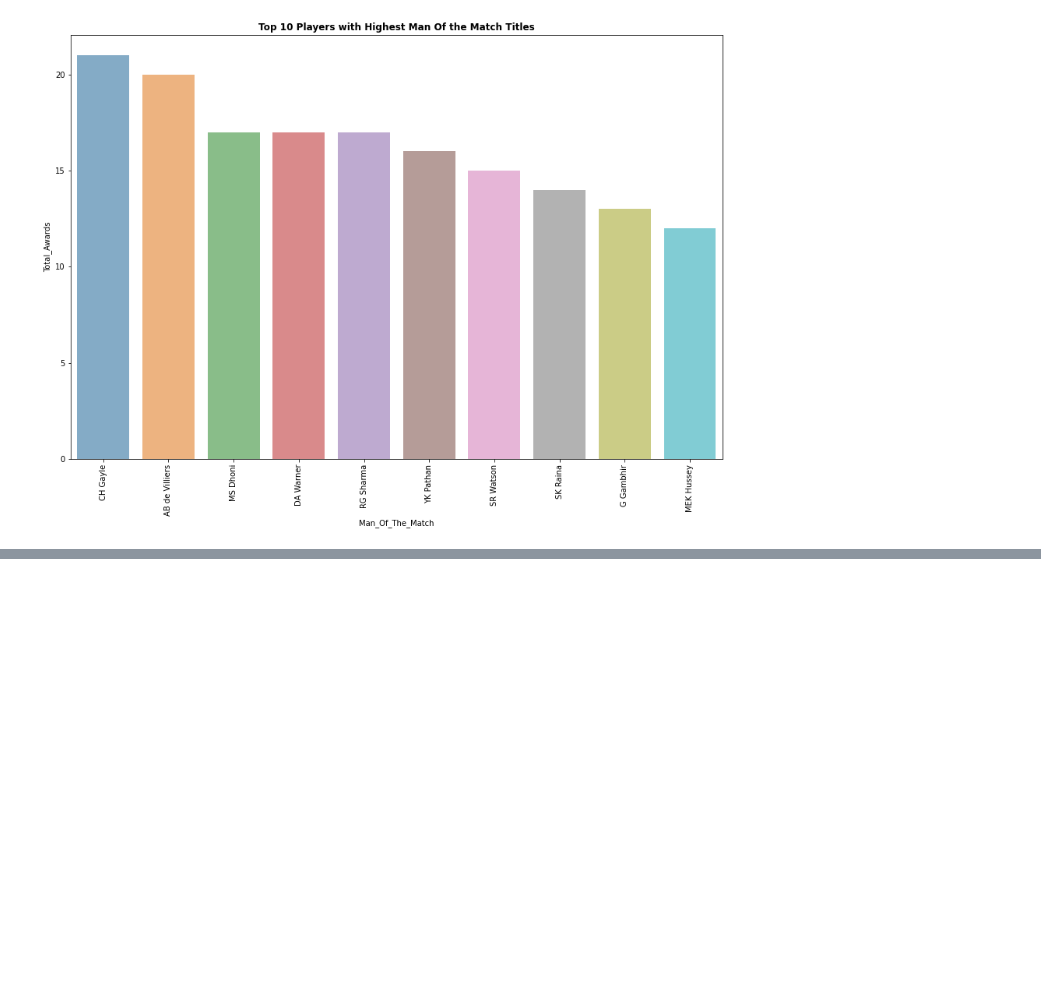
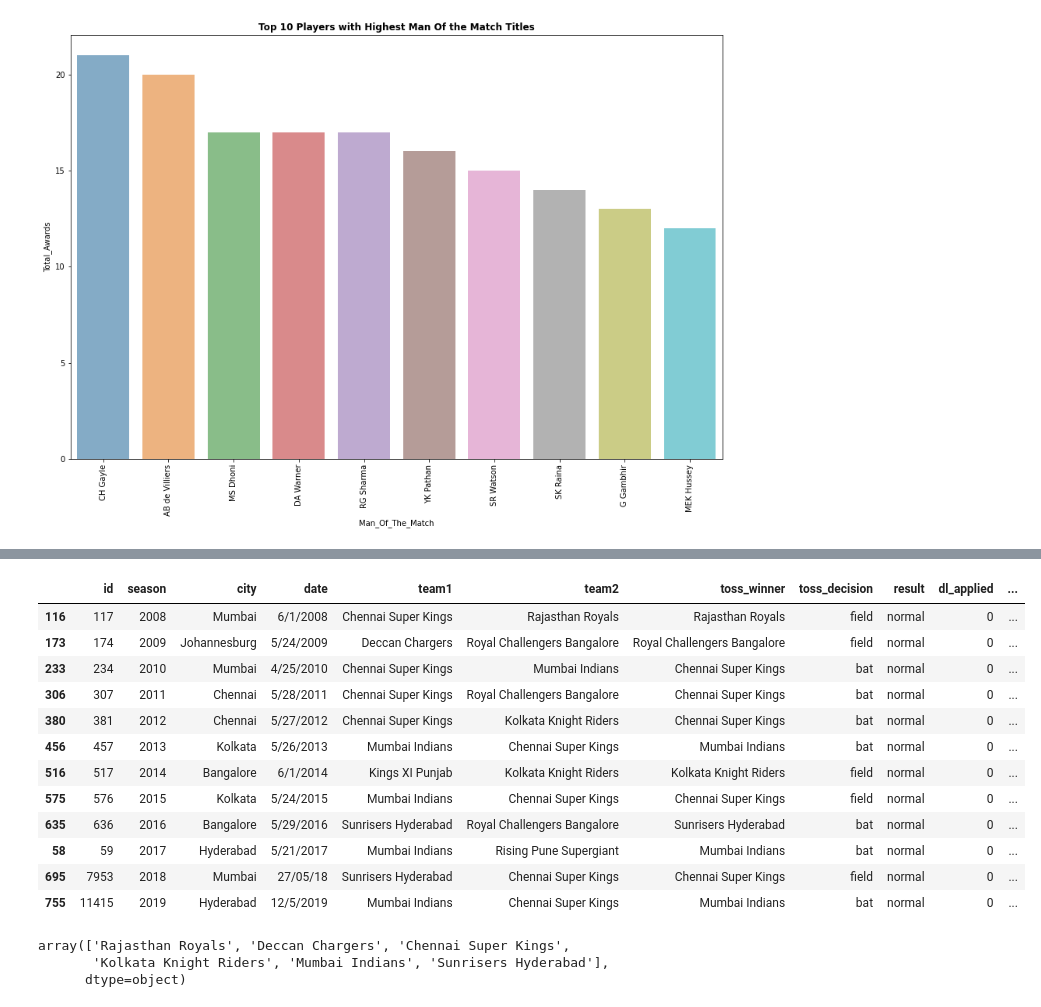
Before and after one commit to shaneydv/IPL-Data-Analysis, a Jupyter notebook: ipl_data_analysis.ipynb, the cells around one changed output, grey strips where cells are left out. Saved outputs shown, nothing was run; the diff lists cells and outputs as text; code cells hidden in the pictures; blank space fills up the shorter version.

```diff
--- a/ipl_data_analysis.ipynb
+++ b/ipl_data_analysis.ipynb
@@ -664,0 +689,24 @@ sns.barplot(x=players_df.Man_Of_The_Match,y=players_df.Total_Awards, alpha=0.6);
+# %%
+#Sort The Data According to Seasons
+final_df = final_df.sort_values('season')
+final_df
+# %% [output]
+|  | id | season | city | date | team1 | team2 | toss_winner | toss_decision | result | dl_applied | ... |
+| 116 | 117 | 2008 | Mumbai | 6/1/2008 | Chennai Super Kings | Rajasthan Royals | Rajasthan Royals | field | normal | 0 | ... |
+| 173 | 174 | 2009 | Johannesburg | 5/24/2009 | Deccan Chargers | Royal Challengers Bangalore | Royal Challengers Bangalore | field | normal | 0 | ... |
+| 233 | 234 | 2010 | Mumbai | 4/25/2010 | Chennai Super Kings | Mumbai Indians | Chennai Super Kings | bat | normal | 0 | ... |
+| 306 | 307 | 2011 | Chennai | 5/28/2011 | Chennai Super Kings | Royal Challengers Bangalore | Chennai Super Kings | bat | normal | 0 | ... |
+| 380 | 381 | 2012 | Chennai | 5/27/2012 | Chennai Super Kings | Kolkata Knight Riders | Chennai Super Kings | bat | normal | 0 | ... |
+| 456 | 457 | 2013 | Kolkata | 5/26/2013 | Mumbai Indians | Chennai Super Kings | Mumbai Indians | bat | normal | 0 | ... |
+| 516 | 517 | 2014 | Bangalore | 6/1/2014 | Kings XI Punjab | Kolkata Knight Riders | Kolkata Knight Riders | field | normal | 0 | ... |
+| 575 | 576 | 2015 | Kolkata | 5/24/2015 | Mumbai Indians | Chennai Super Kings | Chennai Super Kings | field | normal | 0 | ... |
+| 635 | 636 | 2016 | Bangalore | 5/29/2016 | Sunrisers Hyderabad | Royal Challengers Bangalore | Sunrisers Hyderabad | bat | normal | 0 | ... |
+| 58 | 59 | 2017 | Hyderabad | 5/21/2017 | Mumbai Indians | Rising Pune Supergiant | Mumbai Indians | bat | normal | 0 | ... |
+| 695 | 7953 | 2018 | Mumbai | 27/05/18 | Sunrisers Hyderabad | Chennai Super Kings | Chennai Super Kings | field | normal | 0 | ... |
+| 755 | 11415 | 2019 | Hyderabad | 12/5/2019 | Mumbai Indians | Chennai Super Kings | Mumbai Indians | bat | normal | 0 | ... |
+# %%
+final_df.winner.unique()
+# %% [output]
+array(['Rajasthan Royals', 'Deccan Chargers', 'Chennai Super Kings',
+       'Kolkata Knight Riders', 'Mumbai Indians', 'Sunrisers Hyderabad'],
+      dtype=object)
```
Also changed, not shown: parts of 15 cells of this notebook.
